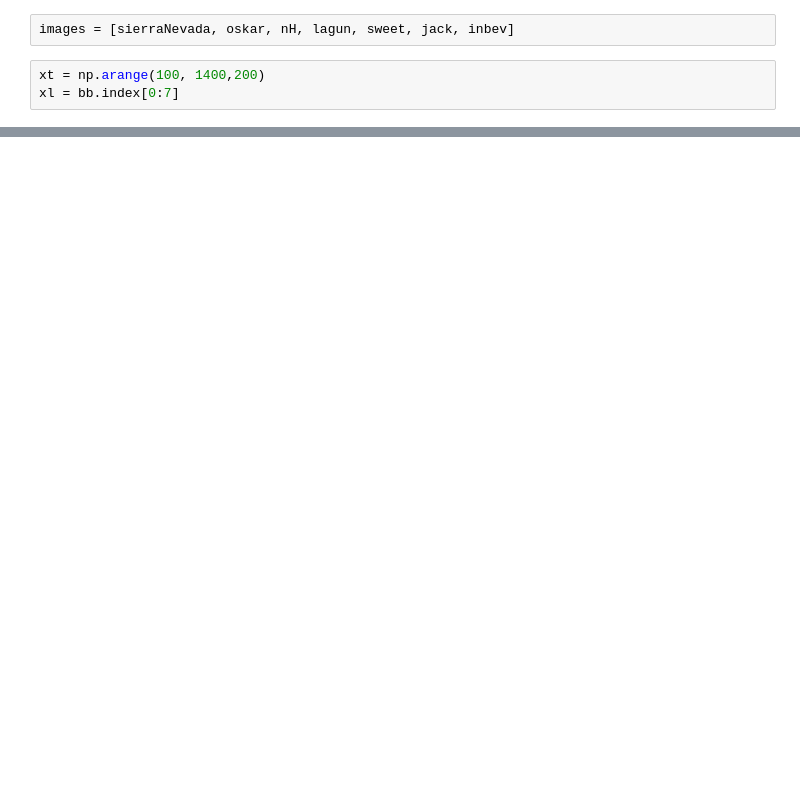
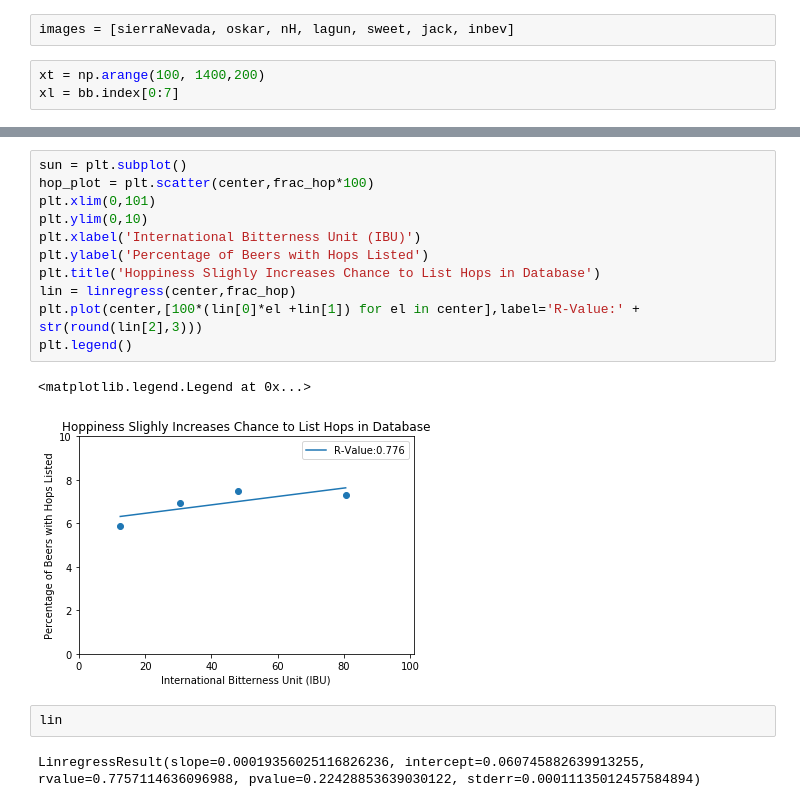
Before and after one commit to sponre01/project-one, a Jupyter notebook: Brewery_Comparison.ipynb, the cells around one changed output, grey strips where cells are left out. Drawn from its saved outputs; the diff is of its cells as text; blank space fills up the shorter version.

Commit message:
added ibu linregress

```diff
--- a/Brewery_Comparison.ipynb
+++ b/Brewery_Comparison.ipynb
@@ -202,0 +163,18 @@ beerbrewed
+# %%
+sun = plt.subplot()
+hop_plot = plt.scatter(center,frac_hop*100)
+plt.xlim(0,101)
+plt.ylim(0,10)
+plt.xlabel('International Bitterness Unit (IBU)')
+plt.ylabel('Percentage of Beers with Hops Listed')
+plt.title('Hoppiness Slighly Increases Chance to List Hops in Database')
+lin = linregress(center,frac_hop)
+plt.plot(center,[100*(lin[0]*el +lin[1]) for el in center],label='R-Value:' + str(round(lin[2],3)))
+plt.legend()
+# %% [output]
+<matplotlib.legend.Legend at 0x...>
+[figure, added]
+# %%
+lin
+# %% [output]
+LinregressResult(slope=0.00019356025116826236, intercept=0.060745882639913255, rvalue=0.7757114636096988, pvalue=0.22428853639030122, stderr=0.00011135012457584894)
```
Also changed, not shown: parts of 20 cells of this notebook, 1 other file.
